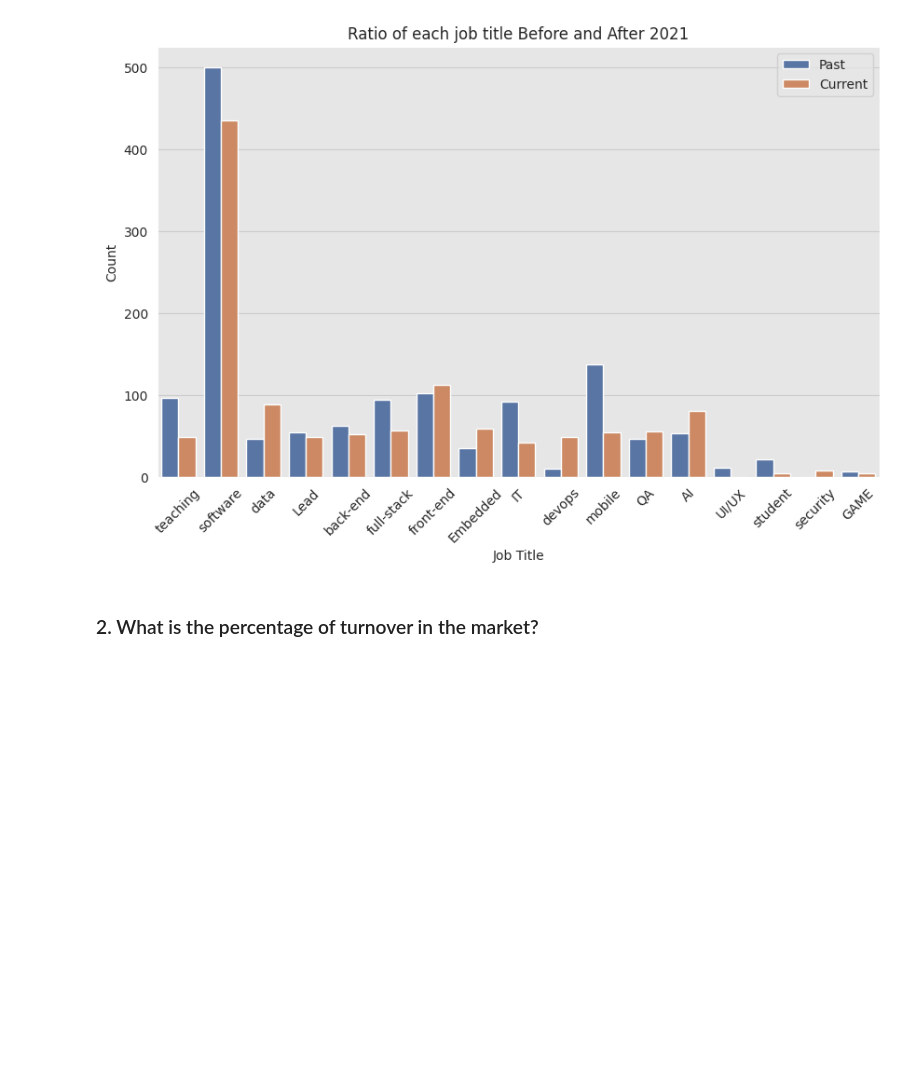
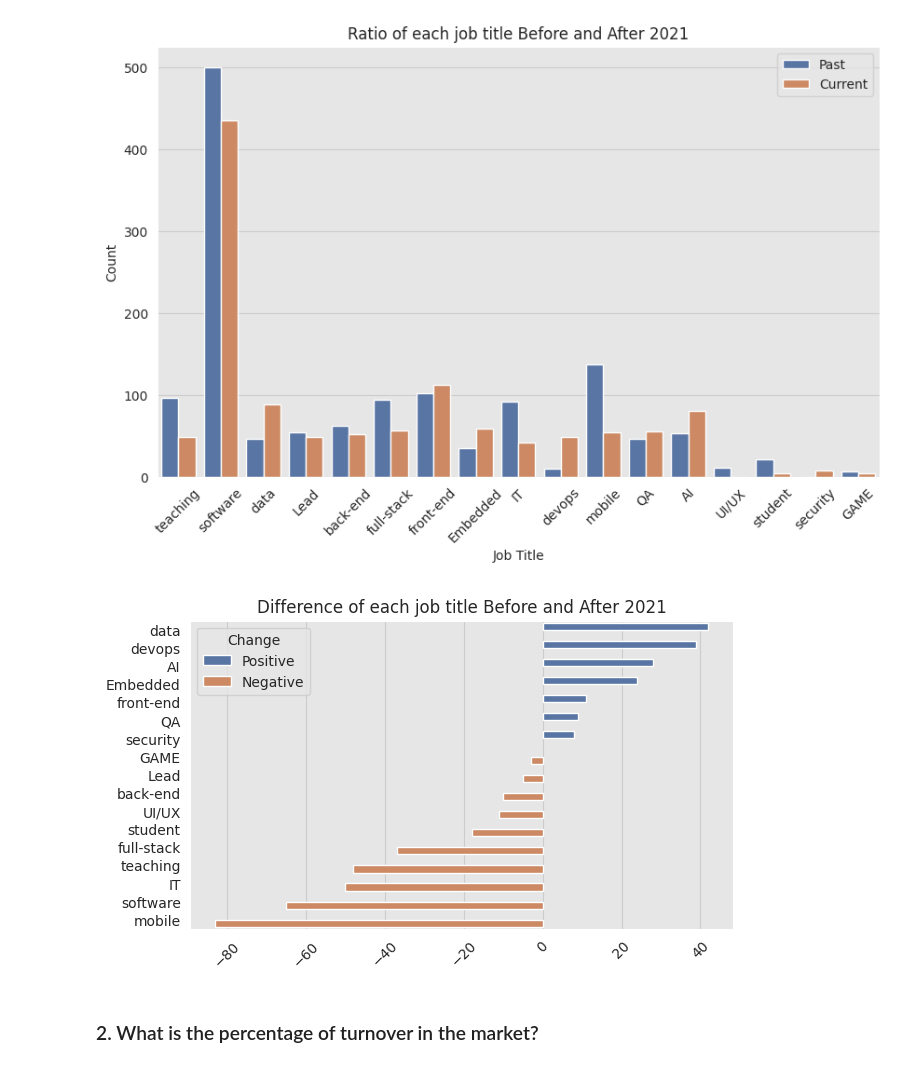
Before and after one commit to Mostafa-wael/Exploring-the-Landscape-of-the-Egyptian-Software-Market, a Jupyter notebook: notebooks/decriptive.ipynb, the cells around one changed output. Cells and saved outputs as stored; diff of their text form; code cells hidden in the pictures; blank space fills up the shorter version.

```diff
--- a/notebooks/decriptive.ipynb
+++ b/notebooks/decriptive.ipynb
@@ -45,6 +45,29 @@ plt.xticks(rotation=45)
 plt.show()
 # %% [output]
 [figure]
+# %%
+# get differnce of each job title in current jobs and past jobs and vis it
+df_diff = df.groupby(['title_tag', 'is_current']).size().unstack().fillna(0)
+df_diff['diff'] = df_diff[True] - df_diff[False]
+df_diff['Change'] = np.where(df_diff['diff'] > 0, 'Positive', 'Negative')
+df_diff = df_diff.sort_values(by='diff', ascending=False)
+
+fig, ax = plt.subplots(figsize=(7, 4))
+# make vertical bar plot
+sns.barplot(
+    data=df_diff,
+    x='diff',
+    y=df_diff.index,
+    hue='Change',
+    ax=ax
+)
+ax.set_title('Difference of each job title Before and After 2021')
+ax.set_xlabel(None)
+ax.set_ylabel(None)
+plt.xticks(rotation=45)
+plt.show()
+# %% [output]
+[figure, added]
 # %% [markdown]
 ### 2. What is the percentage of turnover in the market?
 # %%
```
Also changed, not shown: parts of 1 cell of this notebook, 3 other files.
